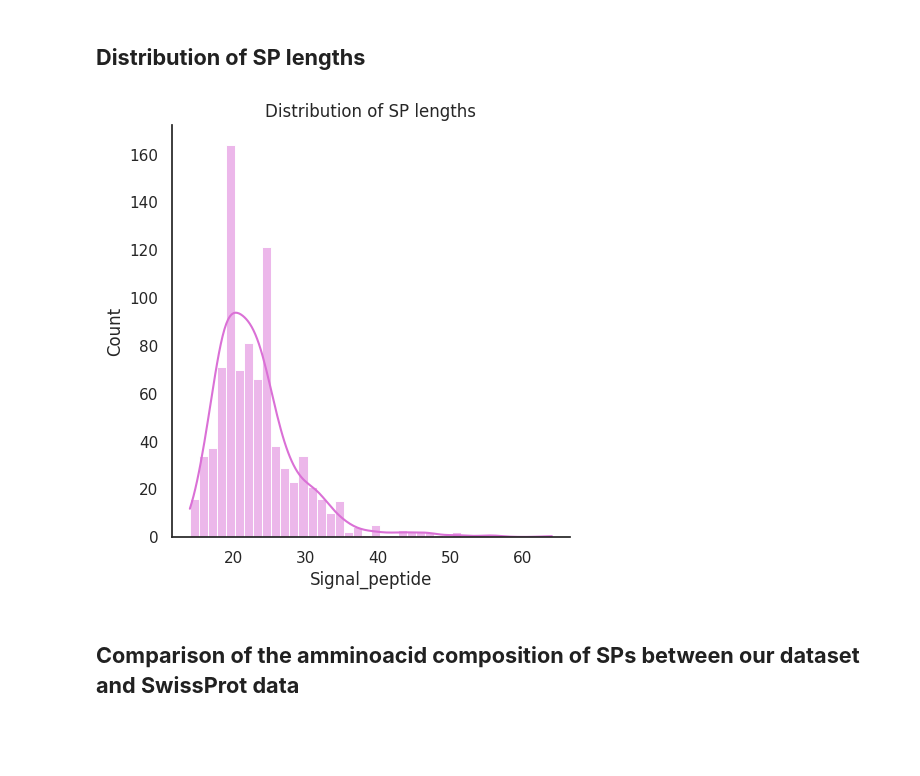
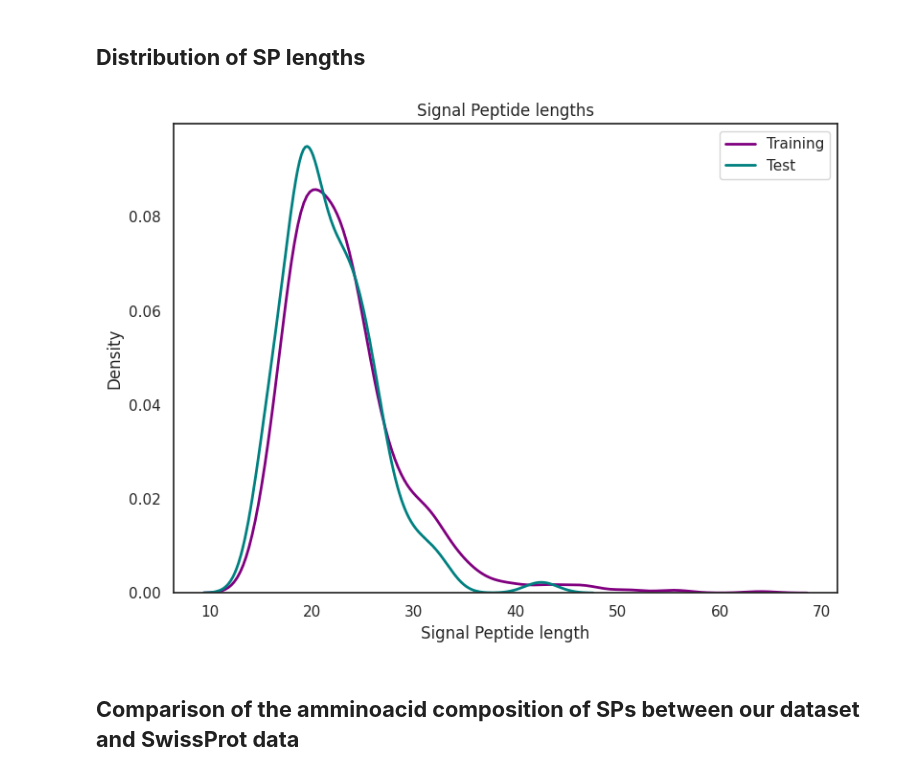
Before and after one commit to Amedeoxa/LAB2_project_group_N11, a Jupyter notebook: data_analysis/3_Data_analysis.ipynb, the cells around one changed output. Drawn from its saved outputs; the diff is of its cells as text; code cells hidden in the pictures; blank space fills up the shorter version.

Commit message:
Updating data analysis code

```diff
--- a/data_analysis/3_Data_analysis.ipynb
+++ b/data_analysis/3_Data_analysis.ipynb
@@ -38 +41,6 @@ positives['Log_seq_len'] = np.log10(positives['Sequence_length'])
+# %%
+negatives_train['Log_seq_len'] = np.log10(negatives_train['Sequence_length'])
+positives_train['Log_seq_len'] = np.log10(positives_train['Sequence_length'])
+positives_test['Log_seq_len'] = np.log10(positives_test['Sequence_length'])
+negatives_test['Log_seq_len'] = np.log10(negatives_test['Sequence_length'])
 # %%
@@ -56,14 +52,0 @@ training.head(10)
-# %%
-name = 'Hist_seqlen_pos_vs_neg.png'
-sns.set_theme()
-sns.set_theme(context='notebook',
- style='white',
- palette=['purple','salmon'],
- font='sans-serif',
- font_scale=1,
- color_codes=True,
-)
-sns.displot(data = training, hue='Source', x = 'Log_seq_len', kde = True, common_norm=False, stat='probability', alpha=0.6)
-plt.title('Distribution of sequence lengths')
-plt.savefig(name, dpi=500, format='png')
-plt.show()
@@ -80,21 +108,45 @@ plt.show()
 # %% [markdown]
 ## **Distribution of SP lengths**
 # %%
-name_b = 'Hist_SP.png'
-sns.set_theme()
+name_b = 'Density_SP.png'
 sns.set_theme(context='notebook',
- style='white',
- palette=['orchid'],
- font='sans-serif',
- font_scale=1,
- color_codes=True,
+              style='white',
+              palette=['orchid', 'teal'],
+              font='sans-serif',
+              font_scale=1,
+              color_codes=True)
+
+plt.figure(figsize=(8,6))
+
+sns.kdeplot(
+    data=positives_train,
+    x='Signal_peptide',
+    fill=False,
+    label='Training',
+    color='Purple',
+    alpha=1,
+    linewidth=2
 )
-sns.displot(data = positives, x = 'Signal_peptide', kde = True)
-plt.title('Distribution of SP lengths')
+
+sns.kdeplot(
+    data=positives_test,
+    x='Signal_peptide',
+    fill=False,
+    label='Test',
+    color='teal',
+    alpha=1,
+    linewidth=2
+)
+
+plt.title("Signal Peptide lengths")
+plt.xlabel("Signal Peptide length")
+plt.ylabel("Density")
+plt.legend()
+plt.tight_layout()
 plt.savefig(name_b, dpi=500, format='png')
 plt.show()
 # %% [output]
-[figure, old version]
+[figure, new version]
 # %% [markdown]
 ## **Comparison of the amminoacid composition of SPs between our dataset and SwissProt data**
 # %%
```
Also changed, not shown: parts of 18 cells of this notebook.
